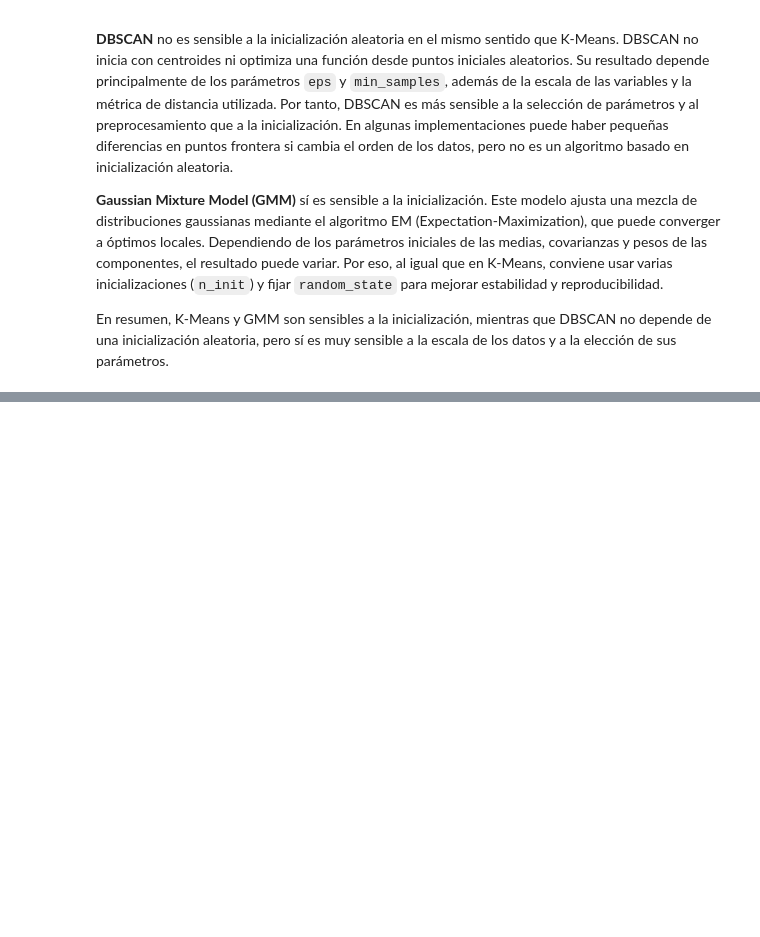
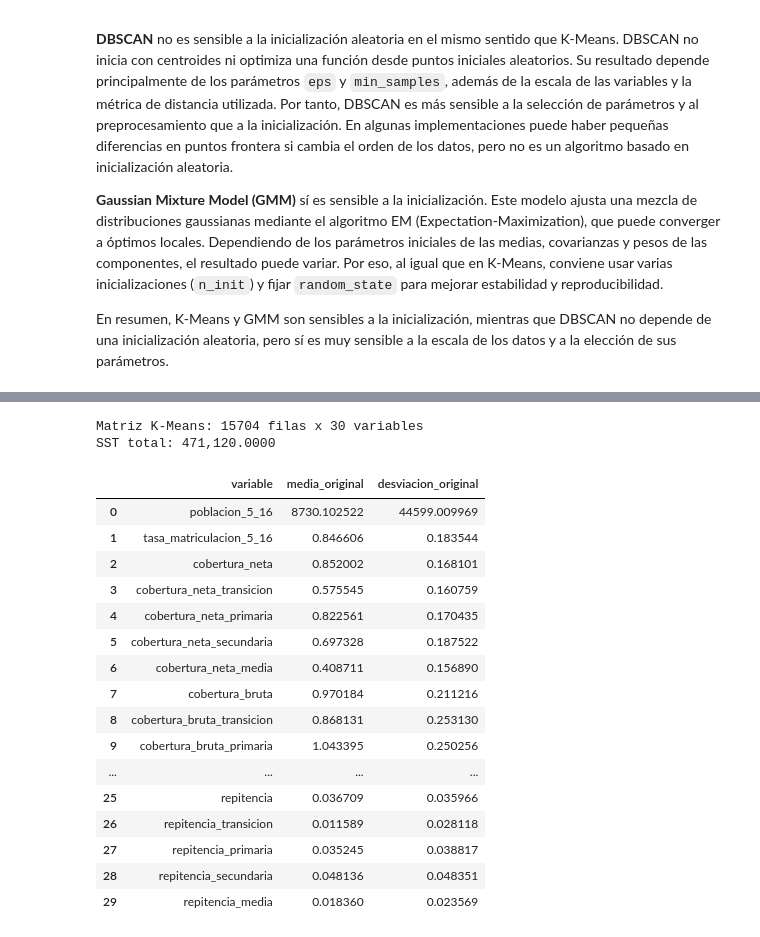
Before and after one commit to Locotin/data-mining, a Jupyter notebook: Proyecto/Entrega-3.ipynb, the cells around one changed output, grey strips where cells are left out. Saved outputs shown, nothing was run; the diff lists cells and outputs as text; code cells hidden in the pictures; blank space fills up the shorter version.

```diff
--- a/Proyecto/Entrega-3.ipynb
+++ b/Proyecto/Entrega-3.ipynb
@@ -1914,0 +1939,60 @@ En resumen, K-Means y GMM son sensibles a la inicialización, mientras que DBSCA
+# %%
+from sklearn.cluster import KMeans
+from sklearn.metrics import davies_bouldin_score, silhouette_score
+
+# Preparación de datos para K-Means
+kmeans_input = df[columnas_analisis].copy()
+kmeans_input = kmeans_input.apply(pd.to_numeric, errors="raise").astype("float64")
+
+if kmeans_input.isna().any().any():
+    raise ValueError("La matriz de entrada para K-Means contiene valores nulos.")
+
+columnas_constantes_kmeans = [
+    col for col in kmeans_input.columns if kmeans_input[col].nunique(dropna=False) <= 1
+]
+if columnas_constantes_kmeans:
+    print(
+        "Se excluyen columnas constantes de K-Means:",
+        ", ".join(columnas_constantes_kmeans),
+    )
+    kmeans_input = kmeans_input.drop(columns=columnas_constantes_kmeans)
+
+medias_kmeans = kmeans_input.mean()
+desv_kmeans = kmeans_input.std(ddof=0).replace(0, 1)
+X_kmeans = ((kmeans_input - medias_kmeans) / desv_kmeans).to_numpy(dtype="float64")
+
+if X_kmeans.shape[0] <= 10:
+    raise ValueError("K-Means requiere más observaciones que el valor máximo de K evaluado.")
+
+sst_kmeans = float(np.square(X_kmeans - X_kmeans.mean(axis=0)).sum())
+
+print(f"Matriz K-Means: {X_kmeans.shape[0]} filas x {X_kmeans.shape[1]} variables")
+print(f"SST total: {sst_kmeans:,.4f}")
+
+pd.DataFrame(
+    {
+        "variable": kmeans_input.columns,
+        "media_original": medias_kmeans,
+        "desviacion_original": desv_kmeans,
+    }
+).reset_index(drop=True)
+# %% [output]
+Matriz K-Means: 15704 filas x 30 variables
+SST total: 471,120.0000
+|  | variable | media_original | desviacion_original |
+| 0 | poblacion_5_16 | 8730.102522 | 44599.009969 |
+| 1 | tasa_matriculacion_5_16 | 0.846606 | 0.183544 |
+| 2 | cobertura_neta | 0.852002 | 0.168101 |
+| 3 | cobertura_neta_transicion | 0.575545 | 0.160759 |
+| 4 | cobertura_neta_primaria | 0.822561 | 0.170435 |
+| 5 | cobertura_neta_secundaria | 0.697328 | 0.187522 |
+| 6 | cobertura_neta_media | 0.408711 | 0.156890 |
+| 7 | cobertura_bruta | 0.970184 | 0.211216 |
+| 8 | cobertura_bruta_transicion | 0.868131 | 0.253130 |
+| 9 | cobertura_bruta_primaria | 1.043395 | 0.250256 |
+| ... | ... | ... | ... |
+| 25 | repitencia | 0.036709 | 0.035966 |
+| 26 | repitencia_transicion | 0.011589 | 0.028118 |
+| 27 | repitencia_primaria | 0.035245 | 0.038817 |
+| 28 | repitencia_secundaria | 0.048136 | 0.048351 |
+| 29 | repitencia_media | 0.018360 | 0.023569 |
```
Also changed, not shown: parts of 7 cells of this notebook.
